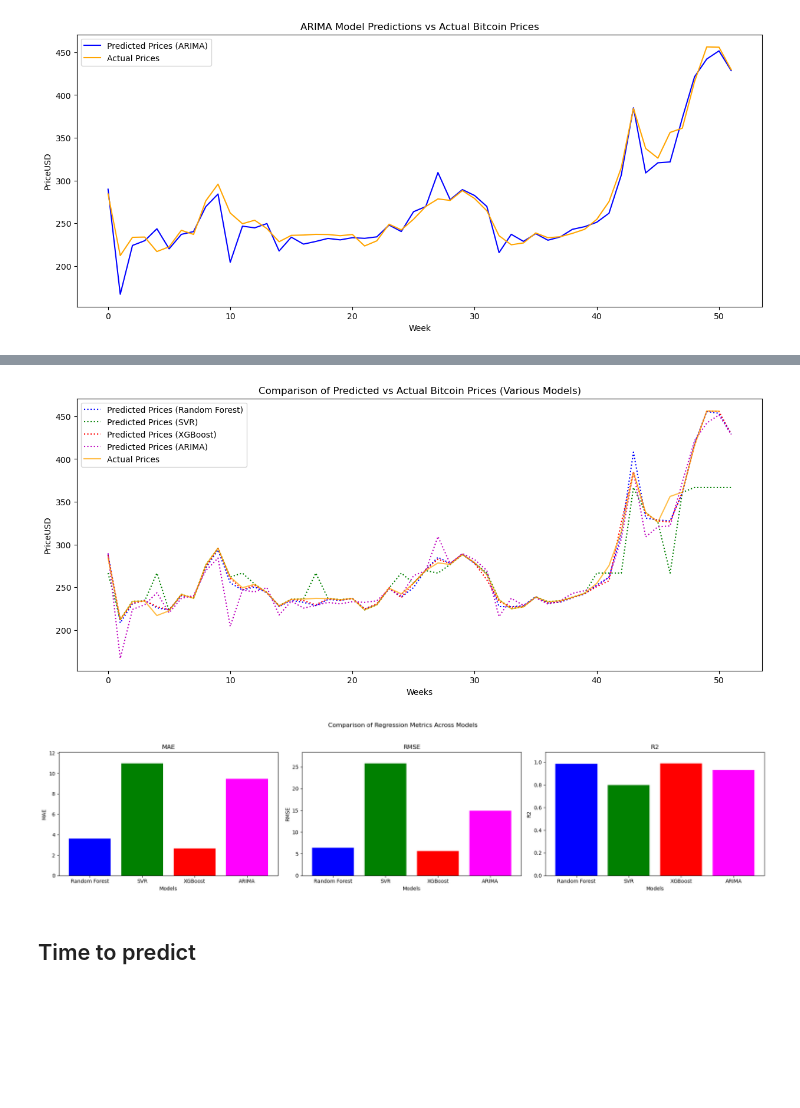
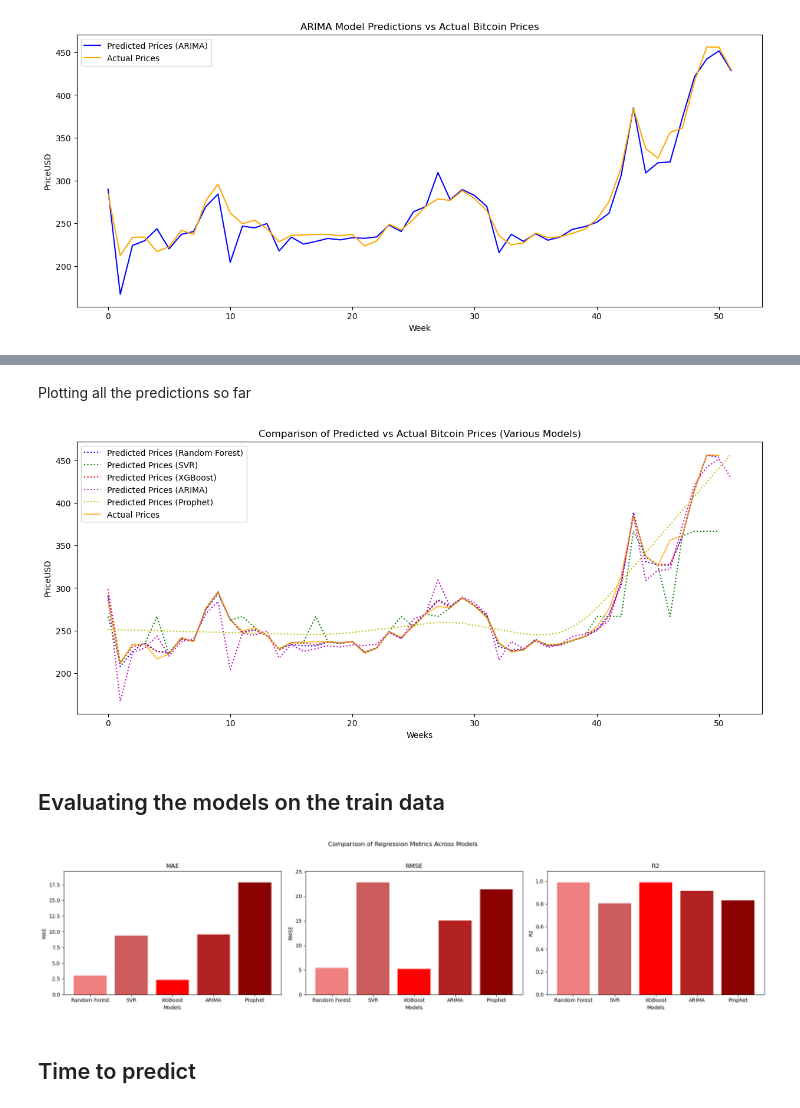
Before and after one commit to fcortesj98/DMBD-Project-2023, a Jupyter notebook: source/price_prediction/price_prediction.ipynb, the cells around one changed output, grey strips where cells are left out. Saved outputs shown, nothing was run; the diff lists cells and outputs as text; code cells hidden in the pictures; blank space fills up the shorter version.

Commit message:
Added Prophet, other intra-week variables

```diff
--- a/source/price_prediction/price_prediction.ipynb
+++ b/source/price_prediction/price_prediction.ipynb
@@ -245,0 +257,31 @@ plt.show()
+# %%
+predicted_prices_prophet = []
+actual_prices_prophet = []
+unique_weeks = external_df['week'].unique()
+
+for week in unique_weeks:
+    week_data = external_df[external_df['week'] == week]
+
+    if len(week_data) >= 6:
+        future_date = week_data['date'].iloc[-1] + pd.Timedelta(days=1)
+        future_df = pd.DataFrame({'ds': [future_date]})
+
+        forecast = prophet_model.predict(future_df)
+        predicted_price = forecast['yhat'].iloc[0]
+        predicted_prices_prophet.append(predicted_price)
+
+        actual_price = week_data['PriceUSD'].iloc[6] if len(week_data) == 7 else None
+        actual_prices_prophet.append(actual_price)
+
+
+predicted_prices_prophet = [p for p, a in zip(predicted_prices_prophet, actual_prices_prophet) if a is not None]
+actual_prices_prophet = [a for a in actual_prices_prophet if a is not None]
+
+plt.figure(figsize=(15, 6))
+plt.plot(predicted_prices_prophet, label='Predicted Prices (Prophet)', color='green')
+plt.plot(actual_prices_prophet, label='Actual Prices', color='orange')
+plt.xlabel('Week')
+plt.ylabel('PriceUSD')
+plt.title('Prophet Model Predictions vs Actual Bitcoin Prices')
+plt.legend()
+plt.show()
@@ -246,10 +290,13 @@ plt.show()
+# %% [markdown]
+Plotting all the predictions so far
 # %%
-
 plt.figure(figsize=(15, 6))
 plt.plot(predicted_prices_rf, 'b:', label='Predicted Prices (Random Forest)')
 plt.plot(predicted_prices_svr, 'g:', label='Predicted Prices (SVR)')
 plt.plot(predicted_prices_xgbr, 'r:', label='Predicted Prices (XGBoost)')
 plt.plot(predicted_prices_arima, 'm:', label='Predicted Prices (ARIMA)')
+plt.plot(predicted_prices_prophet, 'y:', label='Predicted Prices (Prophet)')
+
 plt.plot(actual_prices, 'orange', label='Actual Prices', alpha=0.7)
 plt.xlabel('Weeks')
 plt.ylabel('PriceUSD')
@@ -257,7 +304,9 @@ plt.title('Comparison of Predicted vs Actual Bitcoin Prices (Various Models)')
 plt.legend()
 plt.show()
 # %% [output]
-[figure, old version]
+[figure, new version]
+# %% [markdown]
+## Evaluating the models on the train data
 # %%
 from sklearn.metrics import mean_squared_error, mean_absolute_error, r2_score
 
@@ -268,37 +317,39 @@ def calculate_regression_metrics(actual, predicted):
     r2 = r2_score(actual, predicted)
     return mae, rmse, r2
 
 length_actual = len(actual_prices)-1
 actual_prices_truncated = actual_prices[:length_actual]
 predicted_prices_rf_truncated = predicted_prices_rf[:length_actual]
 predicted_prices_svr_truncated = predicted_prices_svr[:length_actual]
 predicted_prices_xgbr_truncated = predicted_prices_xgbr[:length_actual]
 predicted_prices_arima_truncated = predicted_prices_arima[:length_actual]
+predicted_prices_prophet_truncated = predicted_prices_prophet[:length_actual]
 
 metrics_rf = calculate_regression_metrics(actual_prices_truncated, predicted_prices_rf_truncated)
 metrics_svr = calculate_regression_metrics(actual_prices_truncated, predicted_prices_svr_truncated)
 metrics_xgbr = calculate_regression_metrics(actual_prices_truncated, predicted_prices_xgbr_truncated)
 metrics_arima = calculate_regression_metrics(actual_prices_truncated, predicted_prices_arima_truncated)
+metrics_prophet = calculate_regression_metrics(actual_prices_truncated, predicted_prices_prophet_truncated)
 
 metric_names = ['MAE', 'RMSE', 'R2']
-models = ['Random Forest', 'SVR', 'XGBoost', 'ARIMA']
-all_metrics = [metrics_rf, metrics_svr, metrics_xgbr, metrics_arima]
+models = ['Random Forest', 'SVR', 'XGBoost', 'ARIMA', 'Prophet']
+all_metrics = [metrics_rf, metrics_svr, metrics_xgbr, metrics_arima, metrics_prophet]
 
 fig, axes = plt.subplots(1, 3, figsize=(20, 5), sharey=False)  # Set sharey to False
 fig.suptitle('Comparison of Regression Metrics Across Models')
 
 for idx, metric in enumerate(metric_names):
     values = [metrics[idx] for metrics in all_metrics]
-    axes[idx].bar(models, values, color=['blue', 'green', 'red', 'magenta'])
+    axes[idx].bar(models, values, color=['lightcoral', 'indianred', 'red', 'firebrick', 'darkred'])
     axes[idx].set_title(metric)
     axes[idx].set_xlabel('Models')
     axes[idx].set_ylabel(metric)
     axes[idx].set_ylim([0, max(values)+(0.1*max(values))])  # Set y limits for each subplot
 
 plt.tight_layout(rect=[0, 0.03, 1, 0.95])
 plt.show()
 # %% [output]
-[figure, old version]
+[figure, new version]
 # %% [markdown]
 ## Time to predict
 # %%
```
Also changed, not shown: parts of 30 cells of this notebook.
